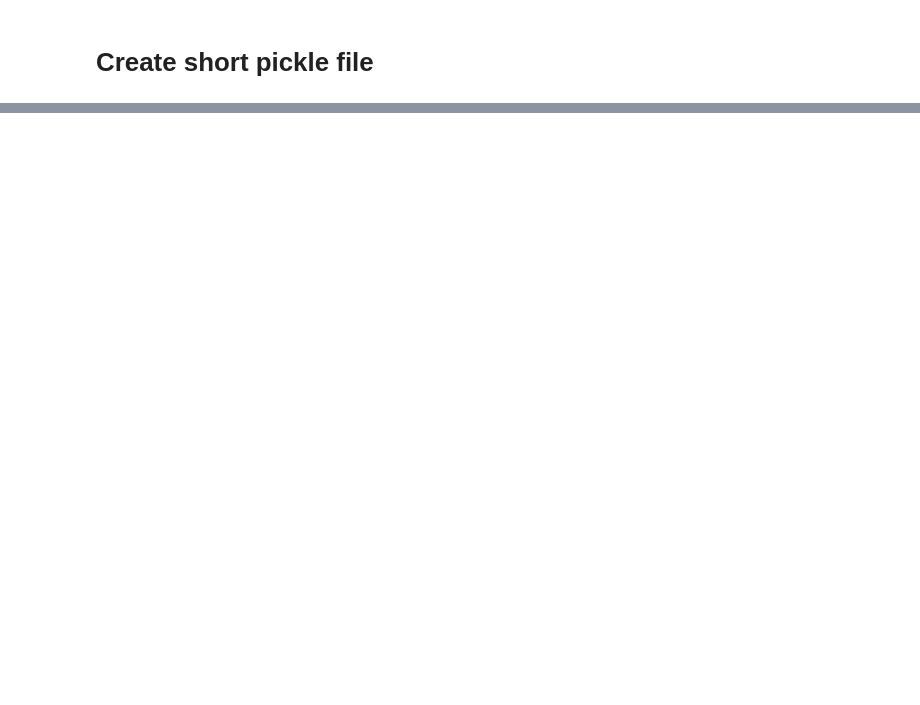
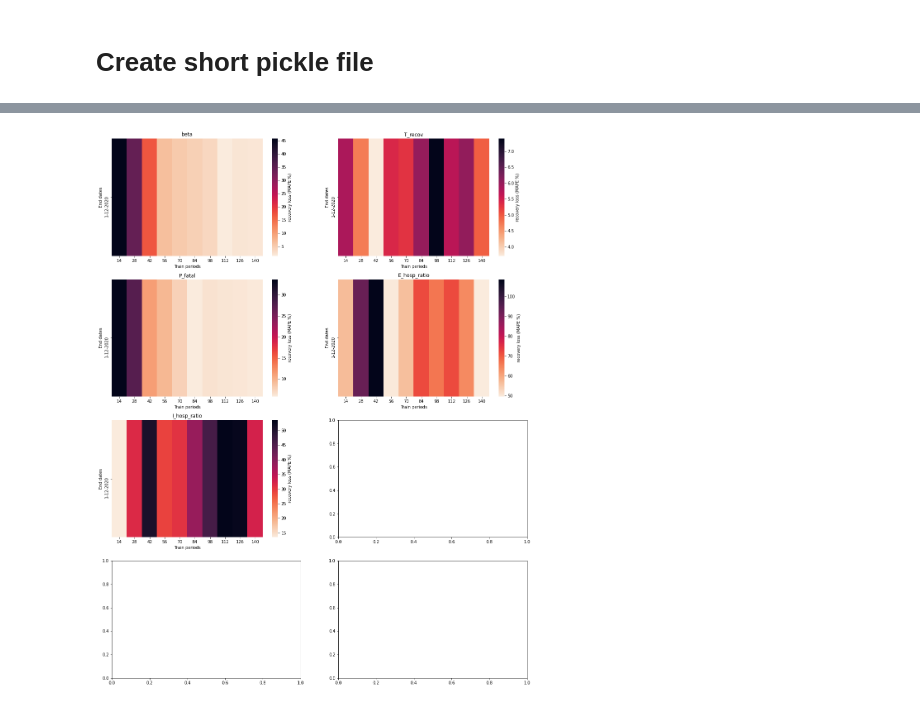
Before and after one commit to WadhwaniAI/covid-modelling, a Jupyter notebook: notebooks/seir/[TRY] plot_exp3.ipynb, the cells around one changed output, grey strips where cells are left out. Saved outputs shown, nothing was run; the diff lists cells and outputs as text; code cells hidden in the pictures; blank space fills up the shorter version.

Commit message:
plot notebooks

```diff
--- a/notebooks/seir/[TRY] plot_exp3.ipynb
+++ b/notebooks/seir/[TRY] plot_exp3.ipynb
@@ -91,0 +112,13 @@ for runs in run_dict:
+# %%
+def mape_loss(pred,true):
+    return (abs(pred-true)/true)*100
+
+def calc_loss(pred,true,method='mape'):
+    if method == 'mape':
+        return mape_loss(pred,true)
+
+def compute_losses(best_params,true_params,method='mape'):
+    losses = {}
+    for param in best_params:
+        losses[param] = calc_loss(best_params[param],true_params[param],method)
+    return losses
@@ -91,0 +141,38 @@ for runs in run_dict:
+# %%
+for param in actual_params :
+    for end_date in end_dates :
+        end_date = datetime.datetime.strptime(end_date,format_str).date()
+        for train in train_periods :
+            losses = np.array(plot_dict[param][end_date][train])
+            plot_dict[param][end_date][train] = np.mean(losses)
+# %%
+import seaborn as sn
+cmap = sns.cm.rocket_r
+
+n_subplots = len(plot_dict)
+ncols = 2
+nrows = math.ceil(n_subplots/ncols)
+fig, axs = plt.subplots(nrows=nrows, ncols=ncols,
+                        figsize=(18, 6*nrows))
+ax_counter = 0
+for param, param_dict in plot_dict.items():
+    if param in ['T_inf', 'T_inc', 'T_recov_fatal']:
+        continue
+    ax = axs.flat[ax_counter]
+    arr = []
+    for end_date in end_dates:
+        end_date_dict = param_dict[datetime.datetime.strptime(end_date,format_str).date()]
+        l = []
+        for train in train_periods:
+            train_dict = end_date_dict[train]
+            l.append(train_dict)
+        arr.append(l)
+    df_cm = pd.DataFrame(arr, index = end_dates,
+                  columns = train_periods)
+    sn.heatmap(df_cm, annot=False, ax=ax, cmap=cmap, cbar_kws={'label': 'recovery loss (MAPE %)'})
+    ax_counter += 1
+    ax.set_title(param)
+    ax.set_xlabel("Train periods")
+    ax.set_ylabel("End dates")
+# %% [output]
+[figure, added]
```
Also changed, not shown: parts of 12 cells of this notebook, 2 other files.
